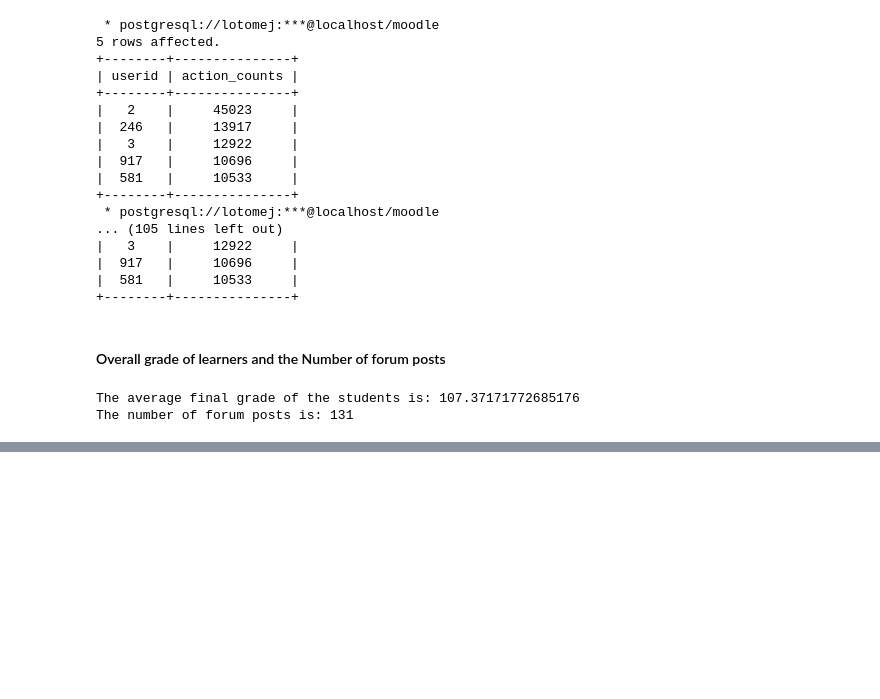
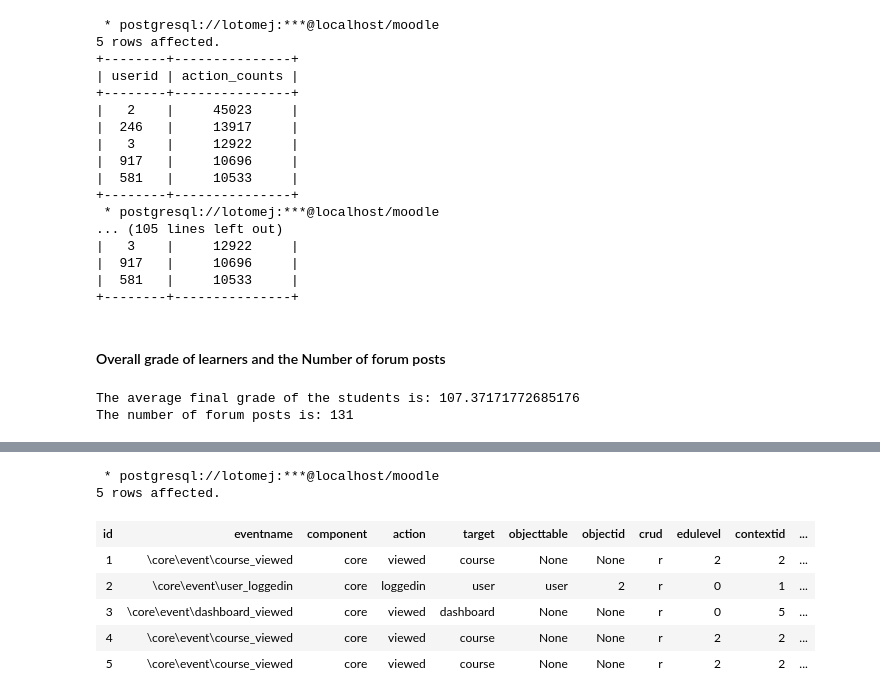
Before and after one commit to johnlotome/Moodle-Database-Educational-Data-Log-Analysis-, a Jupyter notebook: Moodle_DB_Analysis.ipynb, the cells around one changed output, grey strips where cells are left out. Drawn from its saved outputs; the diff is of its cells as text; code cells hidden in the pictures; blank space fills up the shorter version.

```diff
--- a/Moodle_DB_Analysis.ipynb
+++ b/Moodle_DB_Analysis.ipynb
@@ -257,0 +274,12 @@ The number of forum posts is: 131
+# %%
+%%sql
+SELECT * FROM mdl_logstore_standard_log LIMIT 5
+# %% [output]
+ * postgresql://lotomej:***@localhost/moodle
+5 rows affected.
+| id | eventname | component | action | target | objecttable | objectid | crud | edulevel | contextid | ... |
+| 1 | \core\event\course_viewed | core | viewed | course | None | None | r | 2 | 2 | ... |
+| 2 | \core\event\user_loggedin | core | loggedin | user | user | 2 | r | 0 | 1 | ... |
+| 3 | \core\event\dashboard_viewed | core | viewed | dashboard | None | None | r | 0 | 5 | ... |
+| 4 | \core\event\course_viewed | core | viewed | course | None | None | r | 2 | 2 | ... |
+| 5 | \core\event\course_viewed | core | viewed | course | None | None | r | 2 | 2 | ... |
```
Also changed, not shown: parts of 16 cells of this notebook.
